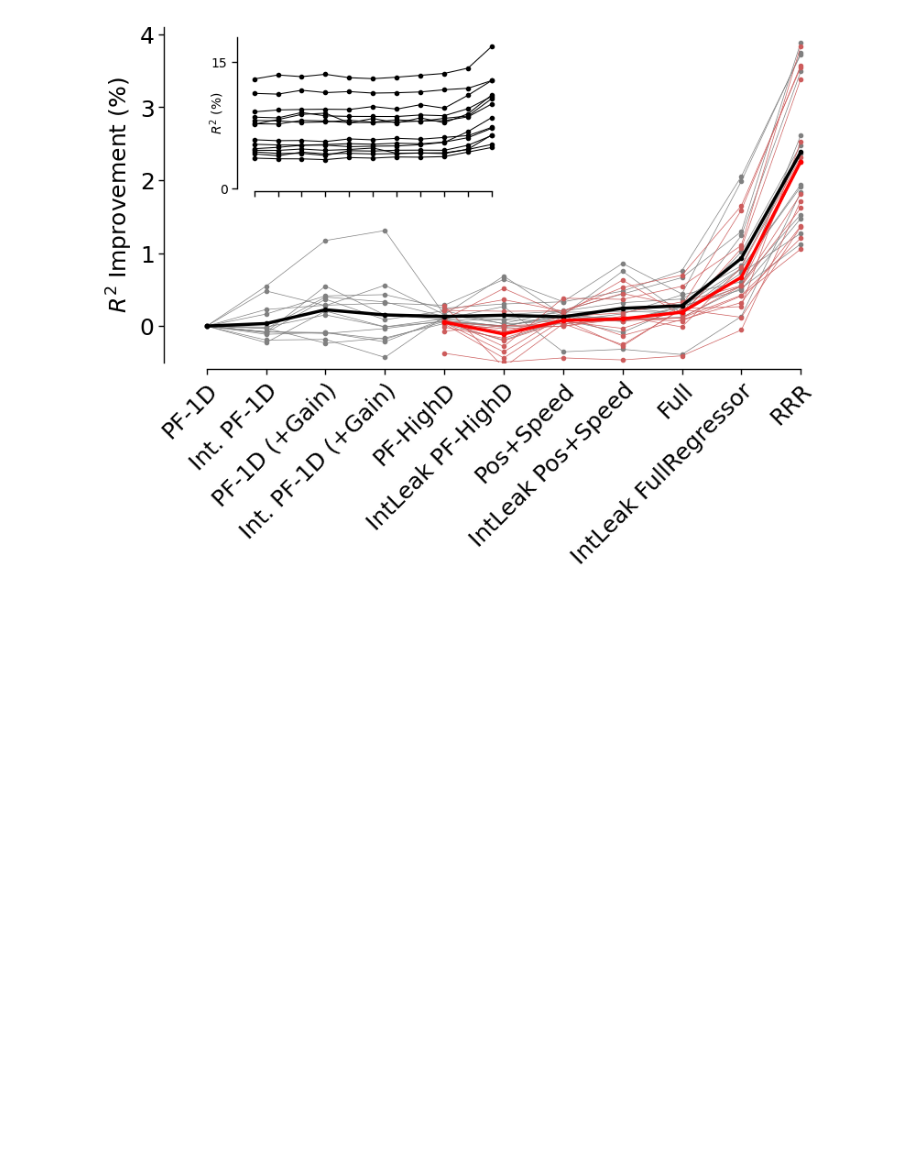
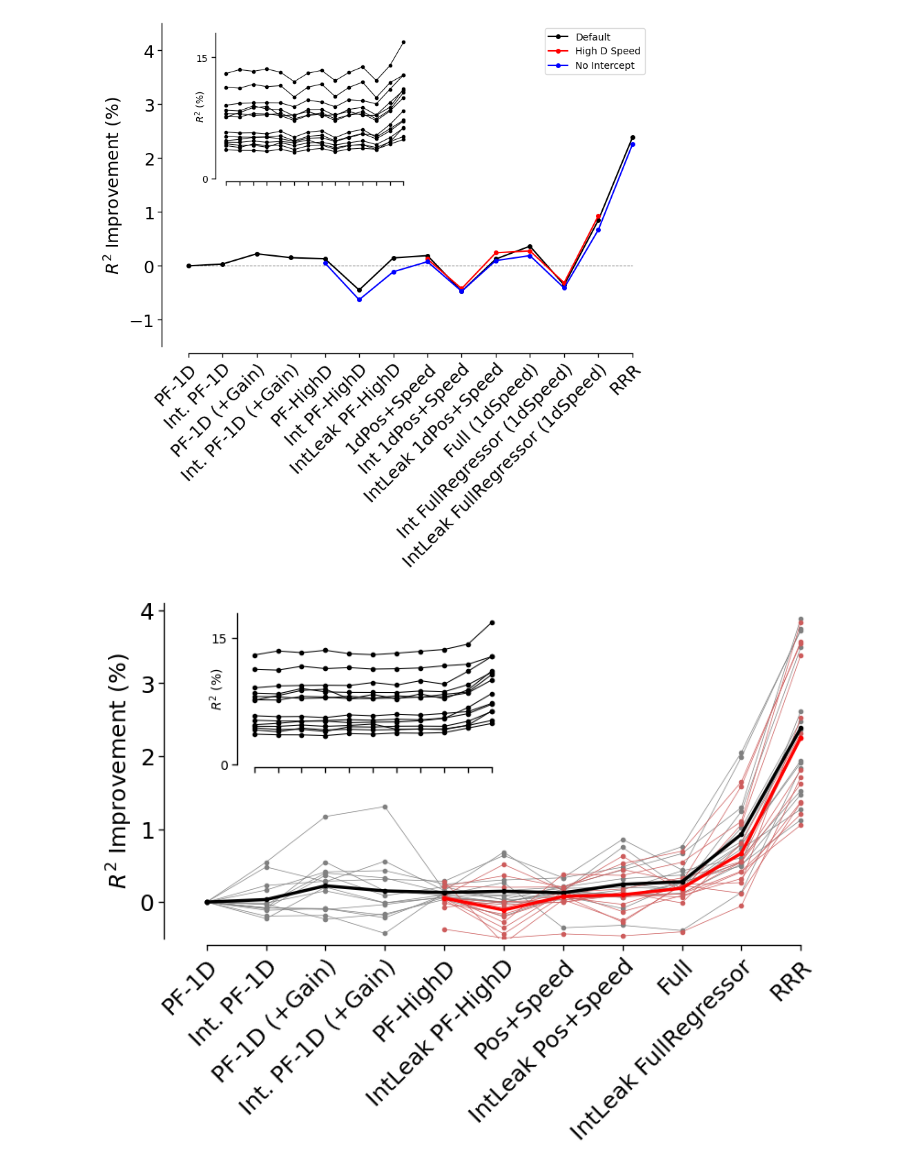
Before and after one commit to landoskape/vrAnalysis, a Jupyter notebook: dimensionality_manuscript/dim_regression_figures.ipynb, the cells around one changed output. Cells and saved outputs as stored; diff of their text form; code cells hidden in the pictures; blank space fills up the shorter version.

```diff
--- a/dimensionality_manuscript/dim_regression_figures.ipynb
+++ b/dimensionality_manuscript/dim_regression_figures.ipynb
@@ -137,3 +171,64 @@ relative_scores = 100 * (avg_scores - avg_scores[0])
+# %%
+# Plot with 3 "levels", main models, and also the 1D speed alternate and the no-intercept alternate
+idx_main = [0, 1, 2, 3, 6, 7, 8, 15, 16, 17, 18, 19, 20, 30]
+xpos_highdspeed = [15, 16, 17, 18, 19, 20]
+idx_highdspeed = [9, 10, 11, 12, 13, 14]
+idx_no_intercept = [21, 22, 23, 24, 25, 26, 27, 28, 29, 31]
+xpos_no_intercept = [6, 7, 8, 15, 16, 17, 18, 19, 20, 30]
+ylims_improvement = [-1.5, 4.5]
+ylims_r2 = [0, 18]
+
+xvals_show = range(len(idx_main))
+xvals_map = {idx: x for idx, x in zip(idx_main, xvals_show)}
+xvals_highdspeed = [xvals_map[idx] for idx in xpos_highdspeed]
+xvals_nointercept = [xvals_map[idx] for idx in xpos_no_intercept]
+names = [short_model_name(MODEL_NAMES[i]) for i in idx_main]
+
+fig, ax = plt.subplots(1, 1, figsize=(8, 8), layout="constrained")
+# ax.plot(range(len(idx_main)), relative_scores[idx_main], color="gray", linewidth=0.5, marker=".")
+# ax.plot(xvals_1dspeed, relative_scores[idx_1dspeed], color="indianred", linewidth=0.5, marker=".")
+# ax.plot(xvals_nointercept, relative_scores[idx_no_intercept], color="skyblue", linewidth=0.5, marker=".")
+ax.plot([0, len(idx_main) - 1], [0, 0], color="gray", linewidth=0.75, linestyle="--")
+ax.plot(range(len(idx_main)), np.mean(relative_scores[idx_main], axis=1), color="k", linewidth=1.5, marker="o", markersize=4, label="Default")
+ax.plot(
+    xvals_highdspeed, np.mean(relative_scores[idx_highdspeed], axis=1), color="red", linewidth=1.5, marker="o", markersize=4, label="High D Speed"
+)
+ax.plot(
+    xvals_nointercept, np.mean(relative_scores[idx_no_intercept], axis=1), color="blue", linewidth=1.5, marker="o", markersize=4, label="No Intercept"
+)
+ax.set_xlim(-0.5, len(idx_main) - 0.5)
+ax.set_ylim(ylims_improvement)
+format_spines(ax, x_pos=-0.02, y_pos=-0.02, xbounds=(0, len(idx_main) - 1), ybounds=ylims_improvement)
+ax.set_xticks(range(len(idx_main)), labels=names, rotation=45, rotation_mode="anchor", ha="right")
+ax.set_ylabel("$R^2$ Improvement (%)")
+ax.legend(loc="upper right", fontsize=10)
+
+for itick, tick in enumerate(ax.xaxis.get_major_ticks()):
+    if itick < len(idx_main):
+        tick.tick1line.set_alpha(1.0)
+        tick.tick2line.set_alpha(1.0)
+    else:
+        tick.tick1line.set_alpha(0.0)
+        tick.tick2line.set_alpha(0.0)
+
+for ibl, lbl in enumerate(ax.get_xticklabels()):
+    if ibl < len(idx_main):
+        lbl.set_alpha(1.0)
+    else:
+        lbl.set_alpha(0.0)
+
+inset = ax.inset_axes([0.1, 0.52, 0.4, 0.45])
+inset.plot(range(len(idx_main)), 100 * avg_scores[idx_main], color="k", linewidth=0.75, marker=".")
+inset.set_xticks(range(len(idx_main)), labels=[], rotation=45, rotation_mode="anchor", ha="right")
+inset.set_xlim(-0.5, len(idx_main) - 0.5)
+inset.set_ylim(ylims_r2)
+format_spines(inset, x_pos=-0.02, y_pos=-0.02, xbounds=(0, len(idx_main) - 1), ybounds=ylims_r2)
+inset.set_yticks([0, 15], labels=[0, 15], fontsize=10)
+inset.set_ylabel("$R^2$ (%)", fontsize=10, labelpad=-12)
+
+plt.show()
+# %% [output]
+[figure, added]
 # %%
 idx_keep = [0, 1, 2, 3, 4, 6, 7, 9, 10, 12, 13]
 idx_alternate = [14, 16, 17, 19, 20, 22, 23]
```
Also changed, not shown: parts of 1 cell of this notebook, 3 other files.
